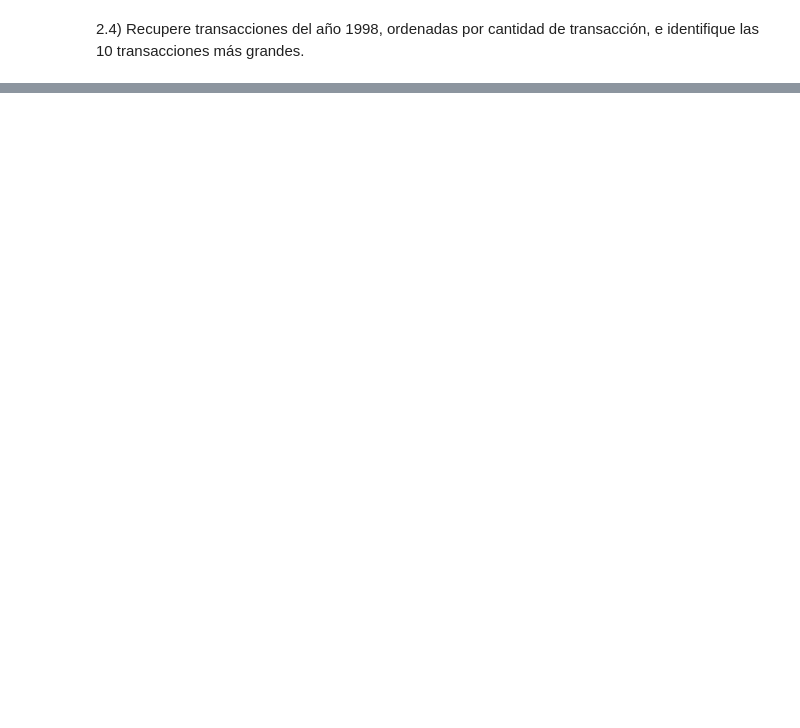
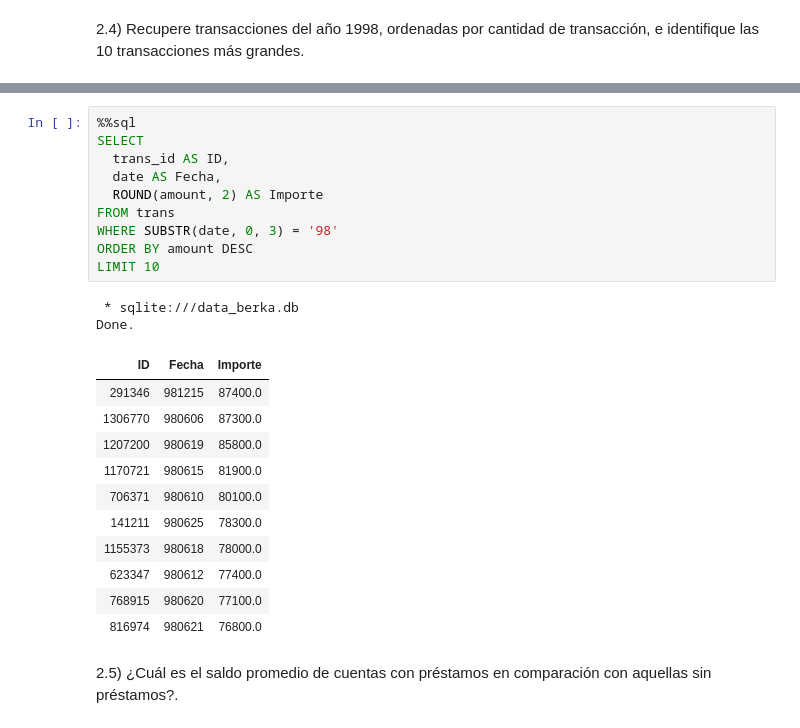
Before and after one commit to RubenUnitel/Clase, a Jupyter notebook: Practica_Banco.ipynb, the cells around one changed output, grey strips where cells are left out. Drawn from its saved outputs; the diff is of its cells as text; blank space fills up the shorter version.

```diff
--- a/Practica_Banco.ipynb
+++ b/Practica_Banco.ipynb
@@ -111,0 +149,26 @@ Done.
+# %%
+%%sql
+SELECT
+  trans_id AS ID,
+  date AS Fecha,
+  ROUND(amount, 2) AS Importe
+FROM trans
+WHERE SUBSTR(date, 0, 3) = '98'
+ORDER BY amount DESC
+LIMIT 10
+# %% [output]
+ * sqlite:///data_berka.db
+Done.
+| ID | Fecha | Importe |
+| 291346 | 981215 | 87400.0 |
+| 1306770 | 980606 | 87300.0 |
+| 1207200 | 980619 | 85800.0 |
+| 1170721 | 980615 | 81900.0 |
+| 706371 | 980610 | 80100.0 |
+| 141211 | 980625 | 78300.0 |
+| 1155373 | 980618 | 78000.0 |
+| 623347 | 980612 | 77400.0 |
+| 768915 | 980620 | 77100.0 |
+| 816974 | 980621 | 76800.0 |
+# %% [markdown]
+2.5) ¿Cuál es el saldo promedio de cuentas con préstamos en comparación con aquellas sin préstamos?.
```
Also changed, not shown: parts of 16 cells of this notebook.
